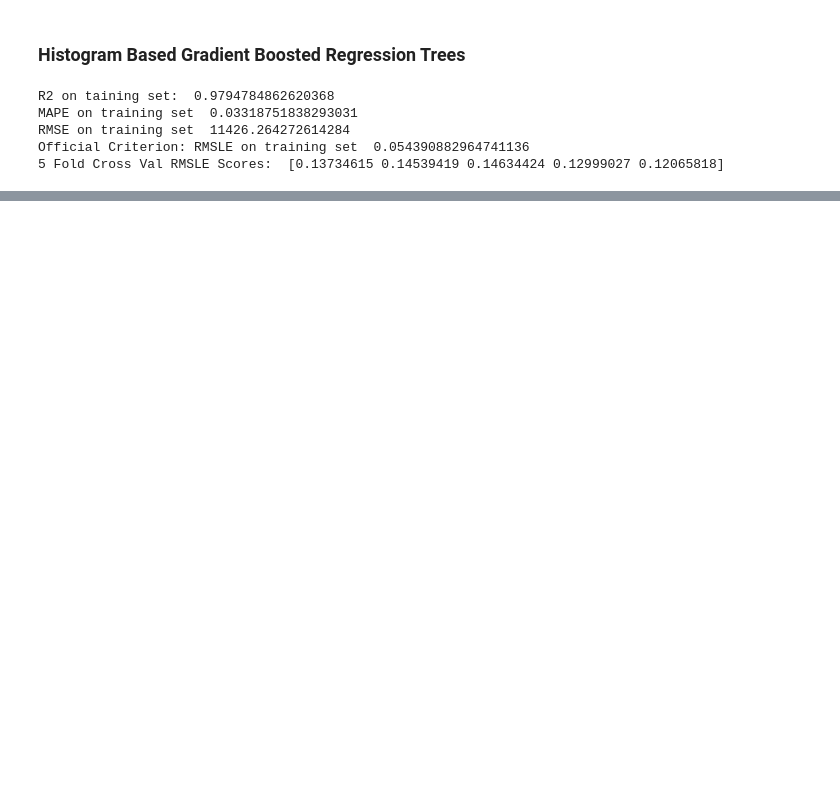
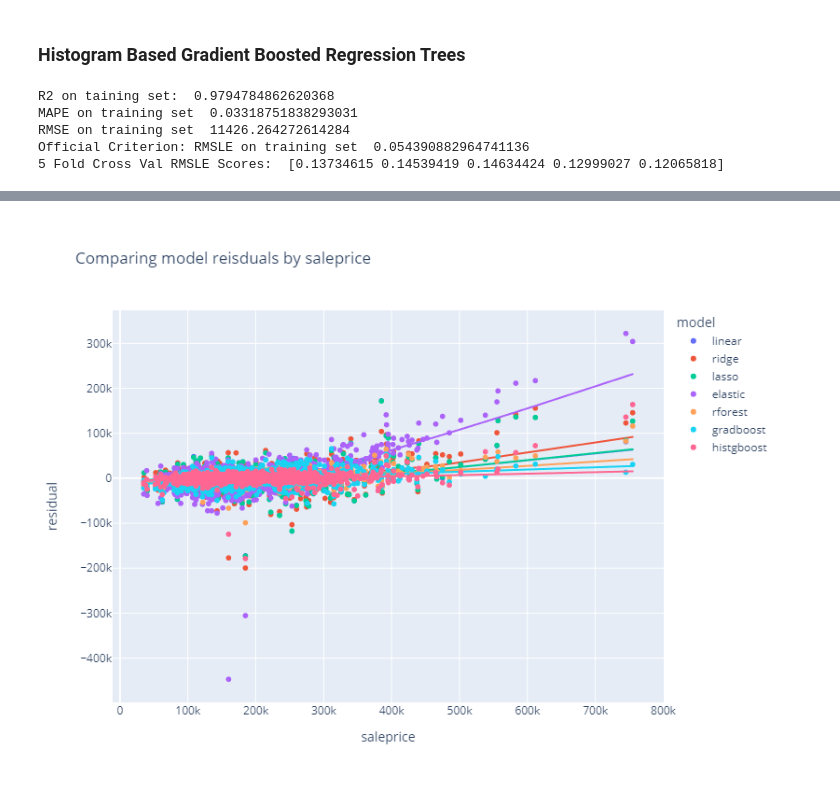
Before and after one commit to alexdparker/datascience, a Jupyter notebook: machine_learning/house_prices/house_prices_regression.ipynb, the cells around one changed output, grey strips where cells are left out. Saved outputs shown, nothing was run; the diff lists cells and outputs as text; code cells hidden in the pictures; blank space fills up the shorter version.

```diff
--- a/machine_learning/house_prices/house_prices_regression.ipynb
+++ b/machine_learning/house_prices/house_prices_regression.ipynb
@@ -617,0 +576,11 @@ mean_squared_log_error(y_test, gb_reg.predict(X_test), squared = False)
+# %%
+px.scatter(sc_df,
+    x = 'saleprice',
+    y = 'residual',
+    color = 'model',
+    trendline='lowess',
+    height = 600,
+    width = 800,
+    title = 'Comparing model reisduals by saleprice').show('png')
+# %% [output]
+[figure, added]
```
Also changed, not shown: parts of 71 cells of this notebook, 3 other files.
